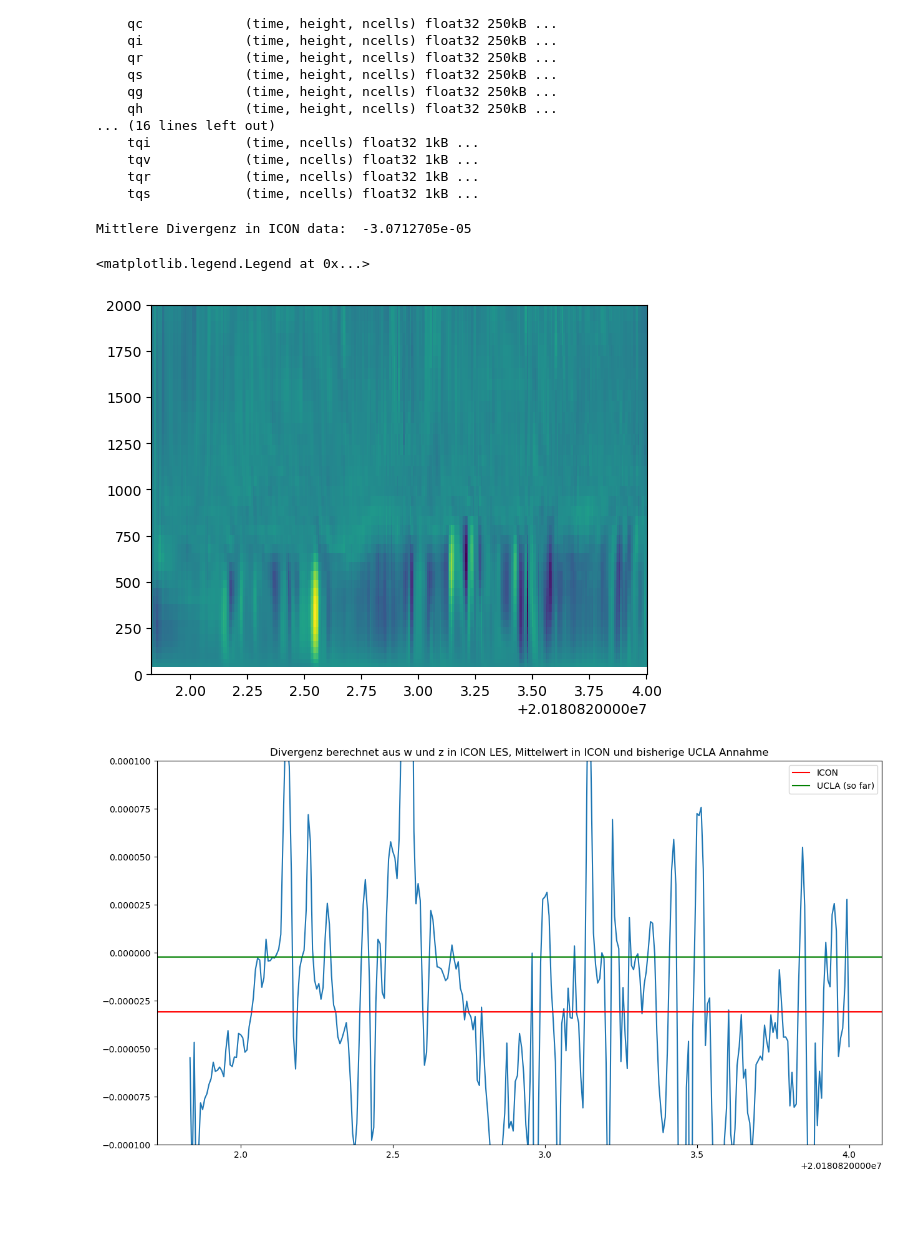
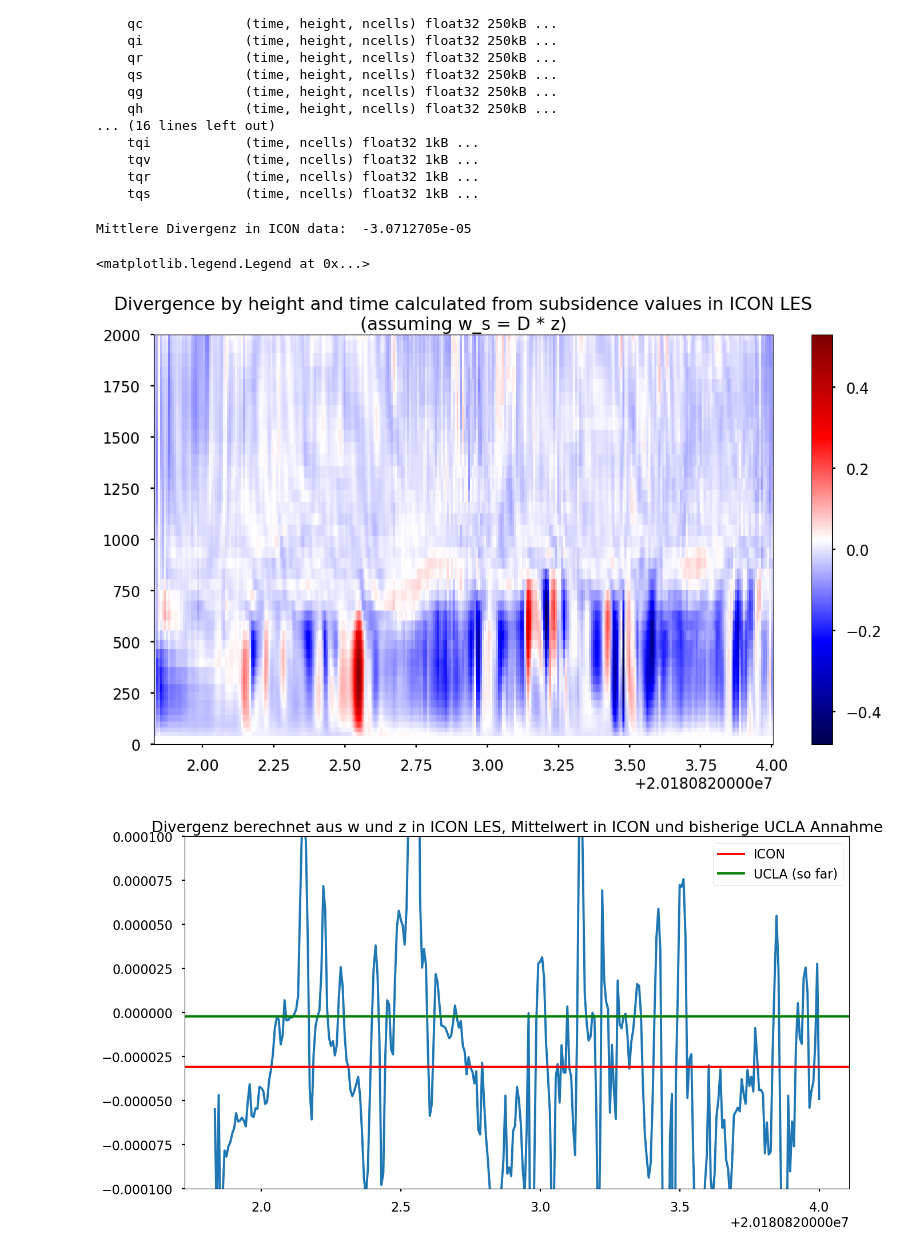
Before and after one commit to apschera2023uzk/MA_Coastal_Sc, a Jupyter notebook: 17_calculate_divergence_of_ICON_and_measurement.ipynb, the cells around one changed output. Cells and saved outputs as stored; diff of their text form; code cells hidden in the pictures; blank space fills up the shorter version.

```diff
--- a/17_calculate_divergence_of_ICON_and_measurement.ipynb
+++ b/17_calculate_divergence_of_ICON_and_measurement.ipynb
@@ -2,6 +2,10 @@
 import xarray as xr
 import matplotlib.pyplot as plt
 import numpy as np
+plt.rc('font', size=12)
+plt.style.use('seaborn-poster')
+
+outputdir = "/home/qwertz/Dokumente/N_eigene_Dokumente/Geo_Met_MSc/Semester_4_5/Thesis_prep_Juni_23/MA/master_plots/17_divergence/"
 
 file_icon = "/home/qwertz/data_js_icon_22_23_August_2018/stat_IQQ_all-times.nc"
 ds_icon = xr.open_dataset(file_icon)
@@ -30,39 +34,48 @@ Data variables:
 # Get vertical wind array by time - nur für unterste 2700 m kalkuliert:
 # w              (time, height_2, ncells) float32 252kB ...
 
+import matplotlib.colors as mcolors
+norm = mcolors.TwoSlopeNorm(vmin=-0.0001, vcenter=0, vmax=0.0001)
+
 mean_ws = ds_icon["w"].isel(ncells=0).mean("time")
 ws_by_time = ds_icon["w"].isel(ncells=0).values[:,150:]
 
-plt.pcolormesh(ds_icon["time"], ds_icon["z_ifc"].values[151:], ws_by_time[:,:-1].T)
+# Colorplot:
+plt.figure(figsize=(15,8))
+plt.title("Divergence by height and time calculated from subsidence values in ICON LES\n\
+(assuming w_s = D * z)")
+plt.pcolormesh(ds_icon["time"], ds_icon["z_ifc"].values[151:], ws_by_time[:,:-1].T, cmap="seismic")
+plt.colorbar(norm=norm)
 plt.ylim(0,2000)
+plt.savefig(outputdir+"divergence_ICON_LES_by_subsidence.png")
 
 # Mean divergence:
 ws_for_div = mean_ws.values[150:]
 z_for_div = ds_icon["z_ifc"].isel(ncells=0).values[150:]
 mean_div_by_height = ws_for_div/z_for_div
 mean_div_ICON = np.nanmean(mean_div_by_height)
 print("Mittlere Divergenz in ICON data: ", mean_div_ICON)
 
 # Divergence by time:
 divergenz_by_height_and_time = ws_by_time/z_for_div
 div_by_time = np.nanmean(divergenz_by_height_and_time, axis=1)
 plt.figure(figsize=(15,8))
 plt.title("Divergenz berechnet aus w und z in ICON LES, Mittelwert in ICON und bisherige UCLA Annahme")
 plt.plot(ds_icon["time"], div_by_time)
 plt.ylim(-0.0001, 0.0001)
 plt.axhline(mean_div_ICON, color="red", label="ICON")
 plt.axhline(-2.266e-6, color="green", label="UCLA (so far)")
 plt.legend()
 
 
 ###########################################
 # Mache den 2. Plot schön und vorzeigbar mit ordentlicher Zeitachse.
 # Gibt es sowas wie einen Tagesgang in der Divergenz?
 # %% [output]
 Mittlere Divergenz in ICON data:  -3.0712705e-05
 <matplotlib.legend.Legend at 0x...>
-[figure, old version]
+[figure, new version]
-[figure, old version]
+[figure, new version]
 # %%
 # Measurement divergence
 # Observation wind vector from wind lidar:
```
Also changed, not shown: parts of 3 cells of this notebook, 15 other files.
